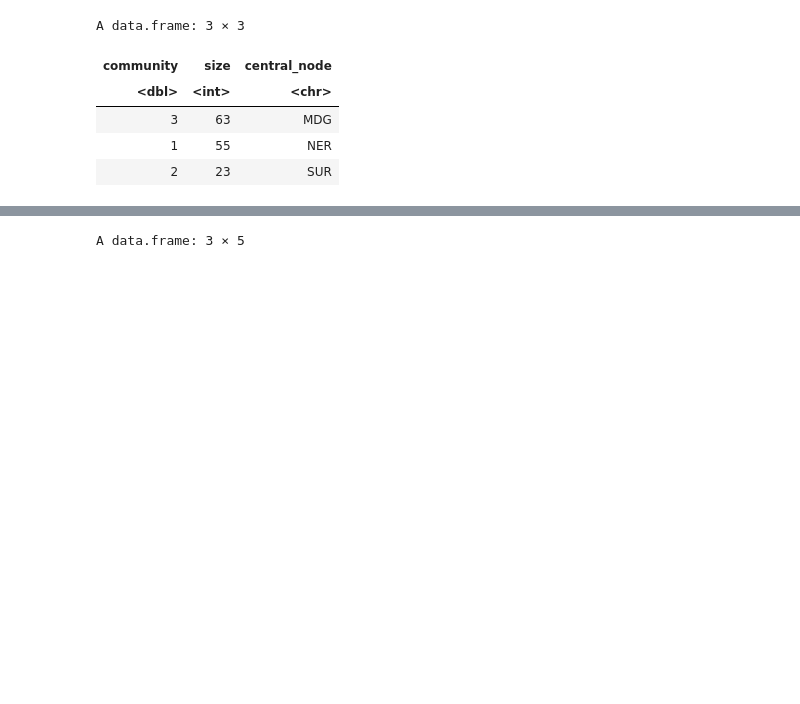
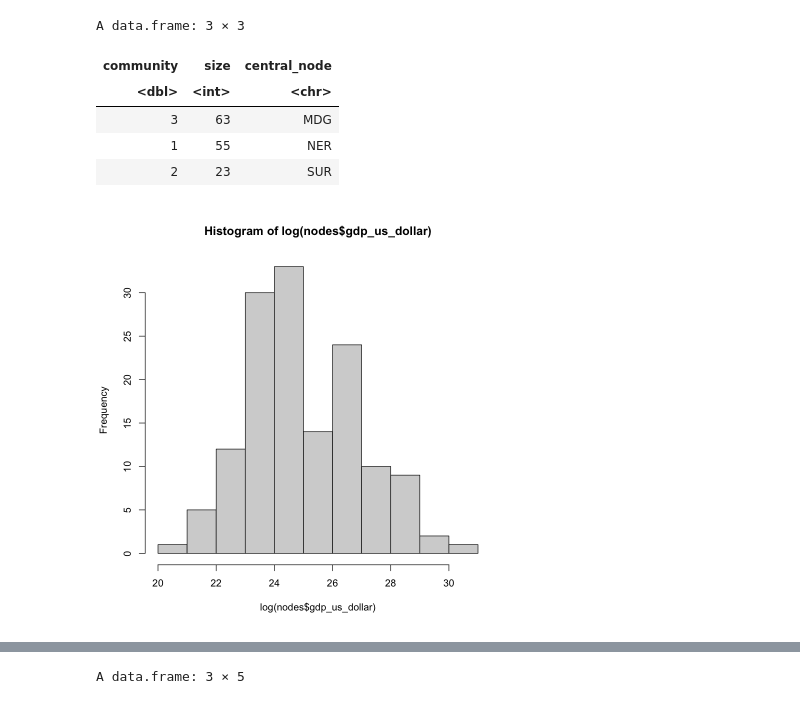
Before and after one commit to zhpinkman/permutation-tests, a Jupyter notebook: codes/community-detection-wits.ipynb, the cells around one changed output, grey strips where cells are left out. Cells and saved outputs as stored; diff of their text form; code cells hidden in the pictures; blank space fills up the shorter version.

```diff
--- a/codes/community-detection-wits.ipynb
+++ b/codes/community-detection-wits.ipynb
@@ -70,0 +71,5 @@ for (col in numerical_columns) {
+# %%
+par(bg = 'white')
+hist(log(nodes$gdp_us_dollar))
+# %% [output]
+[figure, added]
```
Also changed, not shown: parts of 8 cells of this notebook.
